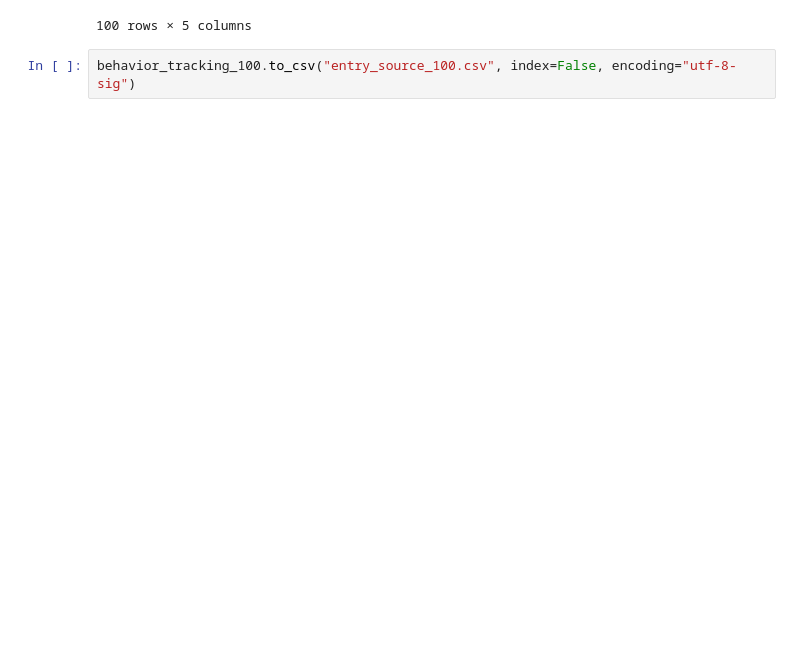
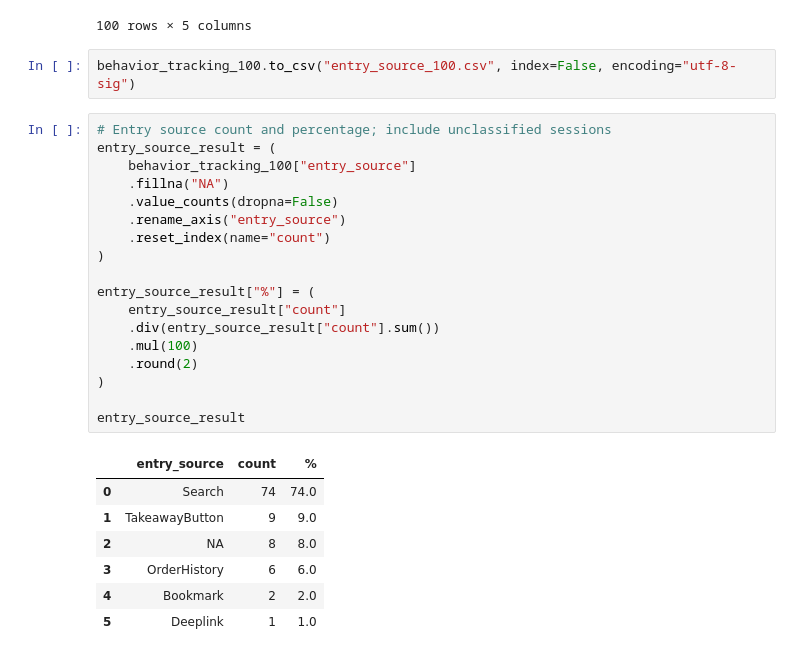
Before and after one commit to lenaopr/2026_09, a Jupyter notebook: 2026_09_17/takeaway_entry.ipynb, the cells around one changed output. Drawn from its saved outputs; the diff is of its cells as text; blank space fills up the shorter version.

Commit message:
takeaway funnel task done

```diff
--- a/2026_09_17/takeaway_entry.ipynb
+++ b/2026_09_17/takeaway_entry.ipynb
@@ -367,3 +371,29 @@ behavior_tracking_100
 100 rows × 5 columns
 # %%
 behavior_tracking_100.to_csv("entry_source_100.csv", index=False, encoding="utf-8-sig")
+# %%
+# Entry source count and percentage; include unclassified sessions
+entry_source_result = (
+    behavior_tracking_100["entry_source"]
+    .fillna("NA")
+    .value_counts(dropna=False)
+    .rename_axis("entry_source")
+    .reset_index(name="count")
+)
+
+entry_source_result["%"] = (
+    entry_source_result["count"]
+    .div(entry_source_result["count"].sum())
+    .mul(100)
+    .round(2)
+)
+
+entry_source_result
+# %% [output]
+|  | entry_source | count | % |
+| 0 | Search | 74 | 74.0 |
+| 1 | TakeawayButton | 9 | 9.0 |
+| 2 | NA | 8 | 8.0 |
+| 3 | OrderHistory | 6 | 6.0 |
+| 4 | Bookmark | 2 | 2.0 |
+| 5 | Deeplink | 1 | 1.0 |
```
Also changed, not shown: parts of 1 cell of this notebook, 3 other files.
